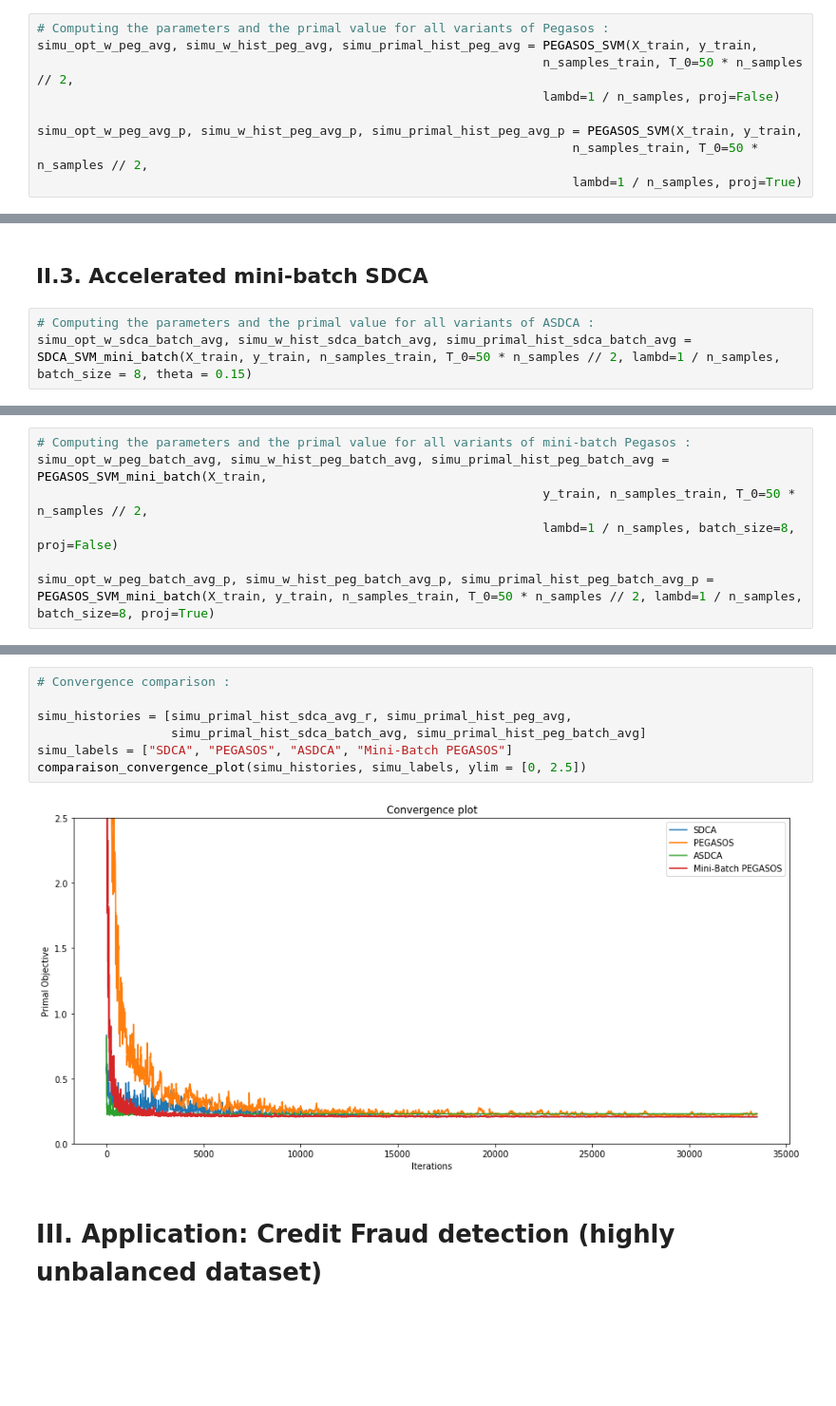
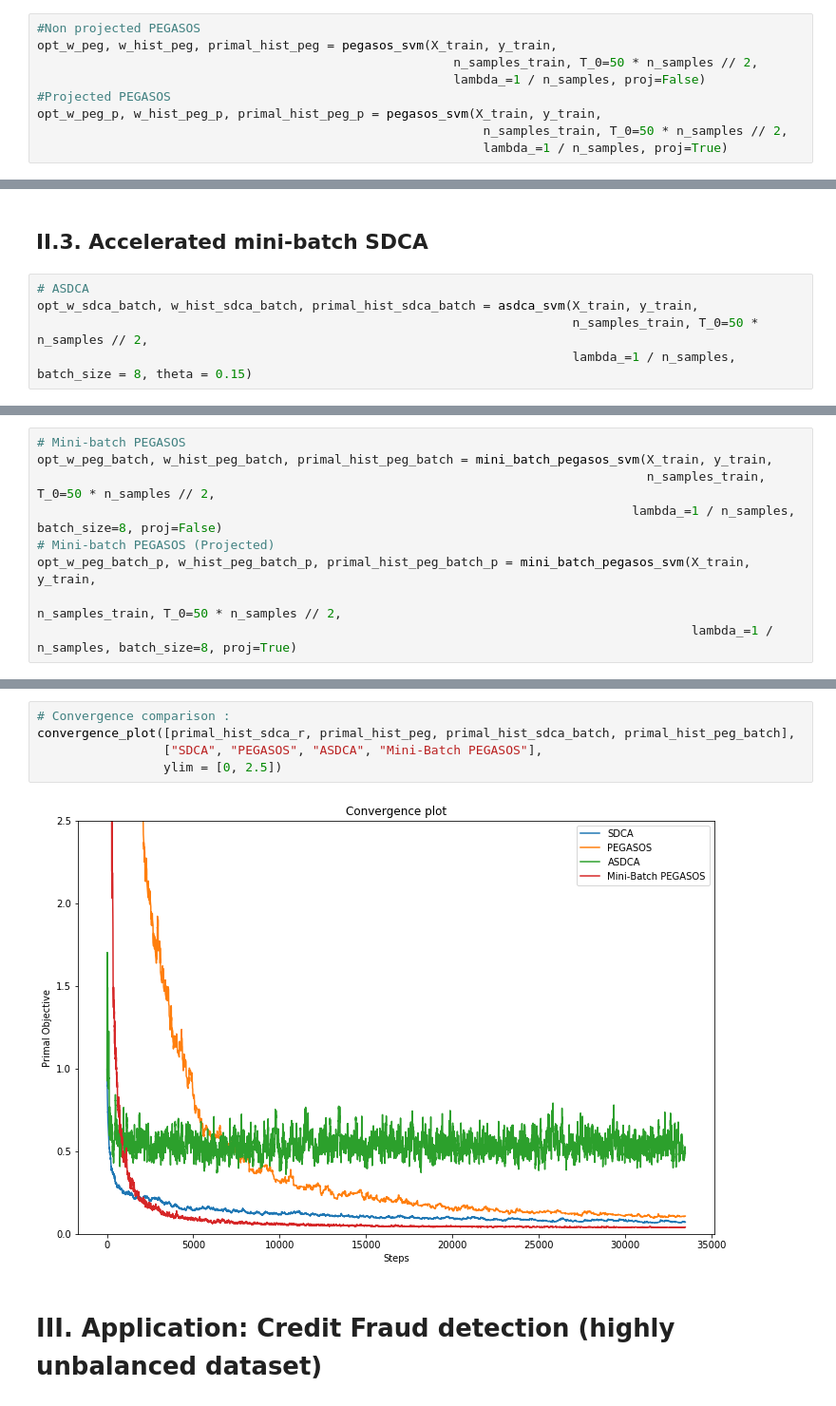
Before and after one commit to zakaryaxali/sdca-credit_fraud, a Jupyter notebook: notebook.ipynb, the cells around one changed output, grey strips where cells are left out. Shown: that part at 95% size. Saved outputs shown, nothing was run; the diff lists cells and outputs as text; blank space fills up the shorter version.

```diff
--- a/notebook.ipynb
+++ b/notebook.ipynb
@@ -330,9 +312,9 @@ True: 0.8545454545454545
 # %%
-# Computing the parameters and the primal value for all variants of Pegasos :
-simu_opt_w_peg_avg, simu_w_hist_peg_avg, simu_primal_hist_peg_avg = PEGASOS_SVM(X_train, y_train,
-                                                                    n_samples_train, T_0=50 * n_samples // 2,
-                                                                    lambd=1 / n_samples, proj=False)
-
-simu_opt_w_peg_avg_p, simu_w_hist_peg_avg_p, simu_primal_hist_peg_avg_p = PEGASOS_SVM(X_train, y_train,
-                                                                        n_samples_train, T_0=50 * n_samples // 2,
-                                                                        lambd=1 / n_samples, proj=True)
+#Non projected PEGASOS
+opt_w_peg, w_hist_peg, primal_hist_peg = pegasos_svm(X_train, y_train,
+                                                        n_samples_train, T_0=50 * n_samples // 2,
+                                                        lambda_=1 / n_samples, proj=False)
+#Projected PEGASOS
+opt_w_peg_p, w_hist_peg_p, primal_hist_peg_p = pegasos_svm(X_train, y_train,
+                                                            n_samples_train, T_0=50 * n_samples // 2,
+                                                            lambda_=1 / n_samples, proj=True)
@@ -358,5 +340,7 @@ True 0.8545454545454545
 # %% [markdown]
 ## II.3. Accelerated mini-batch SDCA
 # %%
-# Computing the parameters and the primal value for all variants of ASDCA :
-simu_opt_w_sdca_batch_avg, simu_w_hist_sdca_batch_avg, simu_primal_hist_sdca_batch_avg = SDCA_SVM_mini_batch(X_train, y_train, n_samples_train, T_0=50 * n_samples // 2, lambd=1 / n_samples, batch_size = 8, theta = 0.15)
+# ASDCA
+opt_w_sdca_batch, w_hist_sdca_batch, primal_hist_sdca_batch = asdca_svm(X_train, y_train,
+                                                                        n_samples_train, T_0=50 * n_samples // 2,
+                                                                        lambda_=1 / n_samples, batch_size = 8, theta = 0.15)
@@ -380,7 +363,9 @@ True 0.8545454545454545
 # %%
-# Computing the parameters and the primal value for all variants of mini-batch Pegasos :
-simu_opt_w_peg_batch_avg, simu_w_hist_peg_batch_avg, simu_primal_hist_peg_batch_avg = PEGASOS_SVM_mini_batch(X_train,
-                                                                    y_train, n_samples_train, T_0=50 * n_samples // 2,
-                                                                    lambd=1 / n_samples, batch_size=8, proj=False)
-
-simu_opt_w_peg_batch_avg_p, simu_w_hist_peg_batch_avg_p, simu_primal_hist_peg_batch_avg_p = PEGASOS_SVM_mini_batch(X_train, y_train, n_samples_train, T_0=50 * n_samples // 2, lambd=1 / n_samples, batch_size=8, proj=True)
+# Mini-batch PEGASOS
+opt_w_peg_batch, w_hist_peg_batch, primal_hist_peg_batch = mini_batch_pegasos_svm(X_train, y_train,
+                                                                                  n_samples_train, T_0=50 * n_samples // 2,
+                                                                                lambda_=1 / n_samples, batch_size=8, proj=False)
+# Mini-batch PEGASOS (Projected)
+opt_w_peg_batch_p, w_hist_peg_batch_p, primal_hist_peg_batch_p = mini_batch_pegasos_svm(X_train, y_train,
+                                                                                        n_samples_train, T_0=50 * n_samples // 2,
+                                                                                        lambda_=1 / n_samples, batch_size=8, proj=True)
@@ -422,12 +393,10 @@ accuracy_score(y_test, model.predict(X_test))
 # %%
 # Convergence comparison :
-
-simu_histories = [simu_primal_hist_sdca_avg_r, simu_primal_hist_peg_avg,
-                  simu_primal_hist_sdca_batch_avg, simu_primal_hist_peg_batch_avg]
-simu_labels = ["SDCA", "PEGASOS", "ASDCA", "Mini-Batch PEGASOS"]
-comparaison_convergence_plot(simu_histories, simu_labels, ylim = [0, 2.5])
+convergence_plot([primal_hist_sdca_r, primal_hist_peg, primal_hist_sdca_batch, primal_hist_peg_batch],
+                 ["SDCA", "PEGASOS", "ASDCA", "Mini-Batch PEGASOS"],
+                 ylim = [0, 2.5])
 # %% [output]
-[figure, old version]
+[figure, new version]
 # %% [markdown]
 # III. Application: Credit Fraud detection (highly unbalanced dataset)
 # %% [markdown]
```
Also changed, not shown: parts of 54 cells of this notebook.
